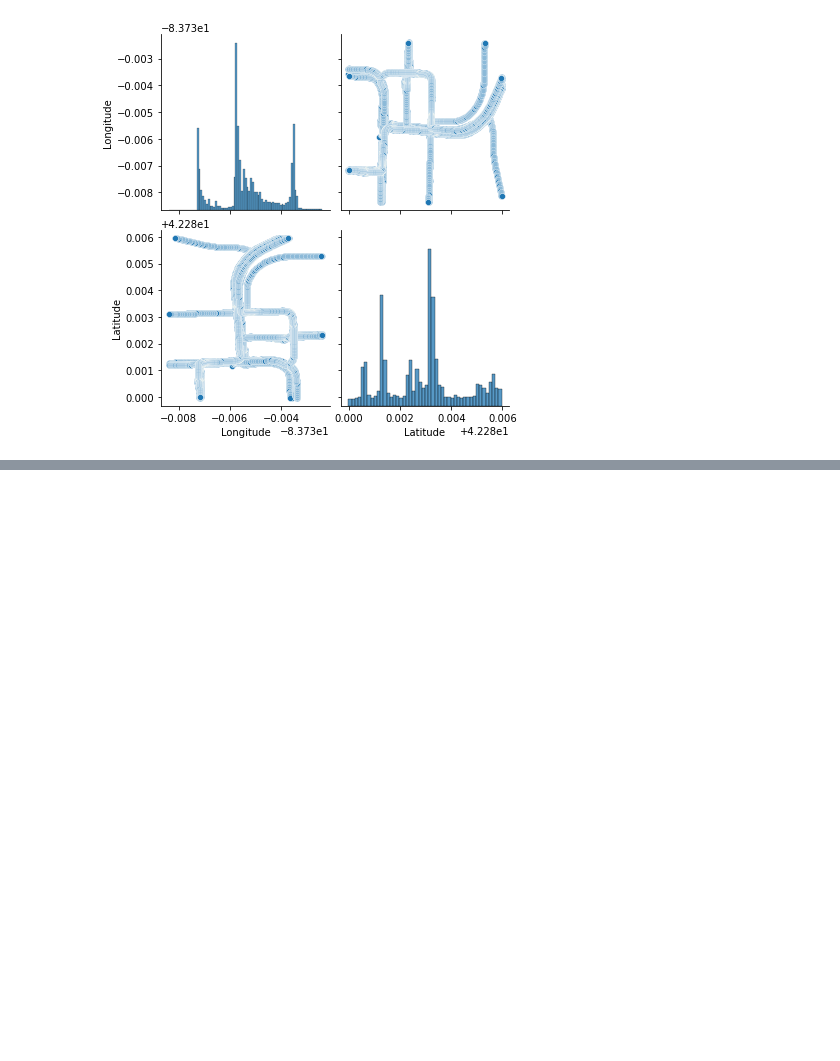
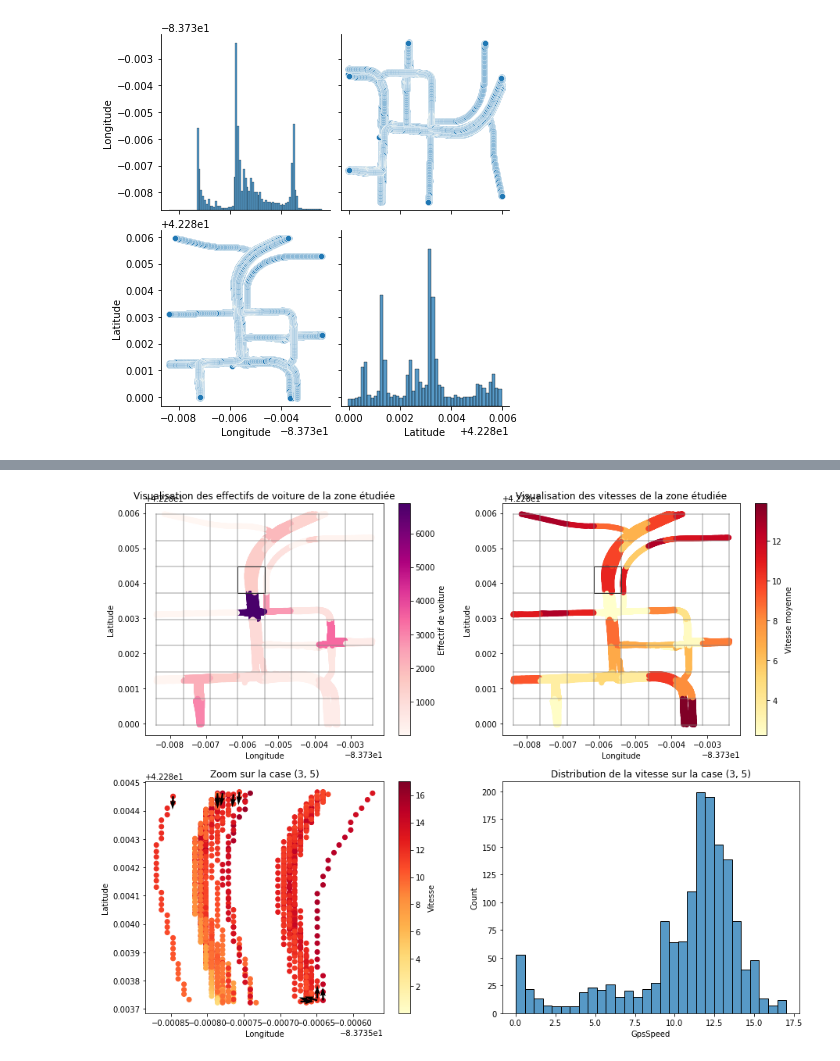
Before and after one commit to FZYUAN-1/pldac_interpolation, a Jupyter notebook: PLDAC PROJET GPS.ipynb, the cells around one changed output, grey strips where cells are left out. Saved outputs shown, nothing was run; the diff lists cells and outputs as text; code cells hidden in the pictures; blank space fills up the shorter version.

```diff
--- a/PLDAC PROJET GPS.ipynb
+++ b/PLDAC PROJET GPS.ipynb
@@ -161,8 +207,7 @@ sns.pairplot(df[["Longitude", "Latitude"]], height=3)
 # %%
-#Distributions de la vitesse du GPS
 fig, ax =plt.subplots(1,2, figsize=(12,5))
-ax[0].set_title('Distribution de la vitesse du GPS')
+ax[0].set_title('Distribution de la vitesse des GPS')
 sns.histplot(df["GpsSpeed"], kde=True, ax=ax[0])
-ax[1].set_title('Distribution de la vitesse >0.05 du GPS')
+ax[1].set_title('Distribution de la vitesse >0.05 des GPS')
 sns.histplot(df.loc[df["GpsSpeed"]>0.05, "GpsSpeed"], kde=True, ax=ax[1])
 # %% [output]
@@ -210,0 +278,15 @@ cbar.set_label('Vitesse')
+# %%
+#Bornes de la longitude
+longitude_min = df["Longitude"].min()
+longitude_max = df["Longitude"].max()
+#Bornes de la latitude
+latitude_min = df["Latitude"].min()
+latitude_max = df["Latitude"].max()
+#bins / nombre d'intervalles
+n_interval = 9
+#On sépare en n_interval la latitude et la longitude
+x_splits = np.linspace(latitude_min,latitude_max, n_interval)
+y_splits = np.linspace(longitude_min,longitude_max, n_interval)
+#Ecart entre deux intervalles des axes
+ecart_x = x_splits[1]-x_splits[0]
+ecart_y = y_splits[1]-y_splits[0]
@@ -211,3 +318,62 @@ cbar.set_label('Vitesse')
+# %%
+#Tirage aléatoire de lignes du dataframe pour pouvoir se focaliser sur sa case:
+#nombre d'exemples à tirer
+nb_points = 1
+#tirage aléatoire de nb_points lignes
+samples = df.sample(nb_points)
+
+fig, ax = plt.subplots(2,2, figsize=(15,12))
+
+#Visualisation (1ème figure):
+set_ax_legend(ax[0][0], "Visualisation des effectifs de voiture de la zone étudiée", "Longitude", "Latitude")
+p = ax[0][0].scatter(df["Longitude"], df["Latitude"], c=df["Effectif_case"], cmap="RdPu")
+cbar = plt.colorbar(p, ax=ax[0][0])
+cbar.set_label('Effectif de voiture')
+
+#Visualisation (2ère figure) :
+#affichage (longitude,latitude) pour les trips en fonction de la vitesse
+set_ax_legend(ax[0][1], 'Visualisation des vitesses de la zone étudiée', "Longitude", "Latitude")
+p = ax[0][1].scatter(df["Longitude"], df["Latitude"], c=df["Vitesse_moy_case"], cmap="YlOrRd")
+cbar = plt.colorbar(p, ax=ax[0][1])
+cbar.set_label('Vitesse moyenne')
+
+#affichage grille
+for i in range(n_interval):
+    x = x_splits[i]
+    y = y_splits[i]
+    ax[0][0].plot([longitude_min, longitude_max],[x,x], c='grey',  alpha = 0.5)
+    ax[0][0].plot([y,y],[latitude_min,latitude_max], c='grey', alpha = 0.5)
+    ax[0][1].plot([longitude_min, longitude_max],[x,x], c='grey',  alpha = 0.5)
+    ax[0][1].plot([y,y],[latitude_min,latitude_max], c='grey', alpha = 0.5)
+
+#affiche les rectangles correspondant aux données tirées aléatoirement
+dessine_rect(samples, ax[0][0], x_splits, y_splits, latitude_min, longitude_min, ecart_x, ecart_y)
+dessine_rect(samples, ax[0][1], x_splits, y_splits, latitude_min, longitude_min, ecart_x, ecart_y)
+
+#si on ne possède qu'une case, alors on fait un zoom dessus
+if nb_points == 1:
+
+    #Visualisation (3ème figure) :
+    sx, sy = affectation_2(samples, latitude_min, longitude_min, ecart_x, ecart_y)
+    case_df = trouve_data_case(df, (sx.iloc[0], sy.iloc[0]), latitude_min, longitude_min, ecart_x, ecart_y)
+    p = ax[1][0].scatter(case_df["Longitude"], case_df["Latitude"], c=case_df["GpsSpeed"], cmap="YlOrRd")
+    cbar = plt.colorbar(p, ax=ax[1][0])
+    cbar.set_label('Vitesse')
+    set_ax_legend(ax[1][0], f"Zoom sur la case {(sy.iloc[0],sx.iloc[0])}", "Longitude", "Latitude")
+
+    #Affichage du sens de circulation pour la figure 3
+    trips_case = np.unique(case_df["Trip"])
+    for t in trips_case:
+        tr = case_df.loc[case_df["Trip"]==t, ["Latitude","Longitude"]]
+        fleche_sens(tr, ax[1][0])
+
+    #Visualisation (4ème figure):
+    sns.histplot(case_df["GpsSpeed"],ax=ax[1][1])
+    ax[1][1].set_title(f"Distribution de la vitesse sur la case {(sy.iloc[0],sx.iloc[0])}")
+
+plt.show()
+# %% [output]
+[figure, added]
 # %%
 # modele physique
 def nextpos(pos, alpha, v):
```
Also changed, not shown: parts of 23 cells of this notebook.
